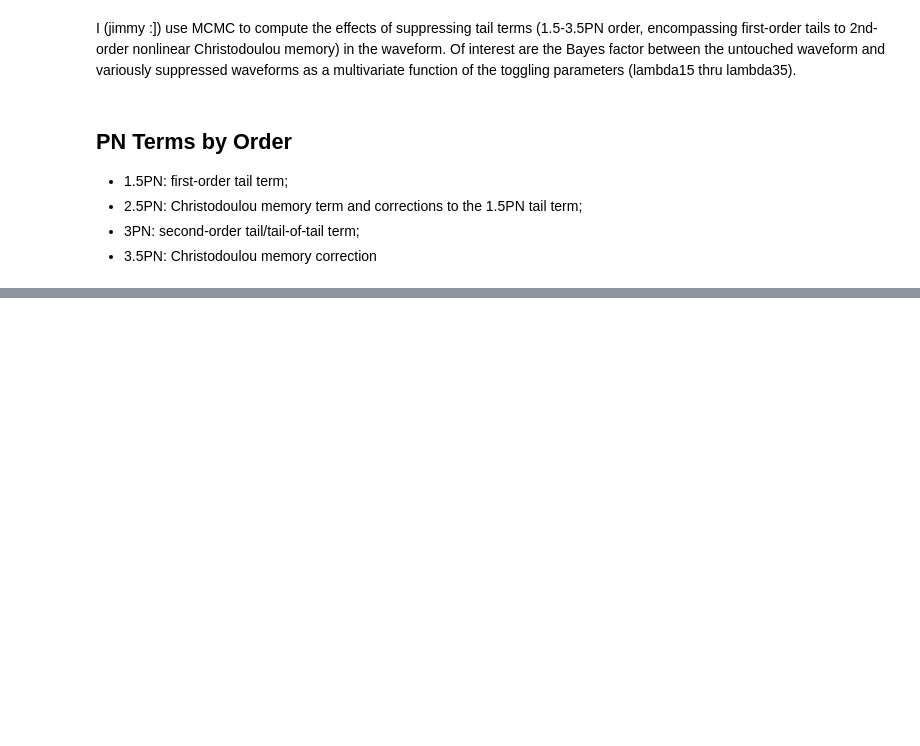
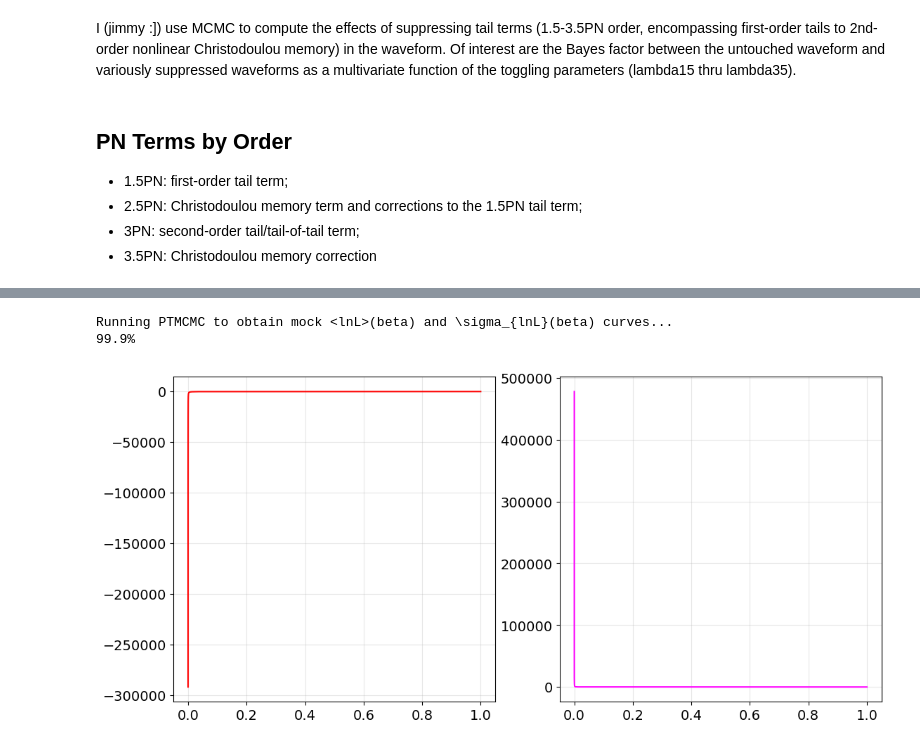
Before and after one commit to jimmy-gw/GWTails_ParameterEstimation, a Jupyter notebook: TAILSvsNOTAILS_MCMC.ipynb, the cells around one changed output, grey strips where cells are left out. Cells and saved outputs as stored; diff of their text form; code cells hidden in the pictures; blank space fills up the shorter version.

```diff
--- a/TAILSvsNOTAILS_MCMC.ipynb
+++ b/TAILSvsNOTAILS_MCMC.ipynb
@@ -118,3 +125,22 @@ Alpha values for each chain: [(np.float64(1.0), np.float64(0.37295060993767726))
+# %%
+### Adaptive ladder spacing
+
+# So 6/24 version of me was an IDIOT and spent hours trying to get this function to work... and when I finally did I FORGOT TO STORE THE RETURN VALUES IN GLOBAL VARIABLES.
+# So 6/25 version of me (i.e. YOU): do that first thing in the morning! ^v^
+# ... and work on the next steps of the pseudocode while that runs =D
+lmcmc.construct_roughTIdata()
+
+t0, nc = 1.75, 25
+tl_ansatz=t0**(np.arange(nc))
+#temp_ladder=lmcmc.construct_temp_ladder(lambdas=[0,0,0,0], temp_ladder=tl_ansatz)
+
+# small alpha --> nudge together; large alpha --> spread apart
+# use functional dependence of \sigma on \beta? (lowkey this might just be easier to visualize as a table instead of a plot)
+# From Pacc vs. Rbar plot: aim for R~1 between all chains
+# %% [output]
+Running PTMCMC to obtain mock <lnL>(beta) and \sigma_{lnL}(beta) curves...
+99.9%
+[figure, added]
 # %%
 ### Evidence calculations (with Neil splining)
 
```
Also changed, not shown: parts of 5 cells of this notebook, 3 other files.
